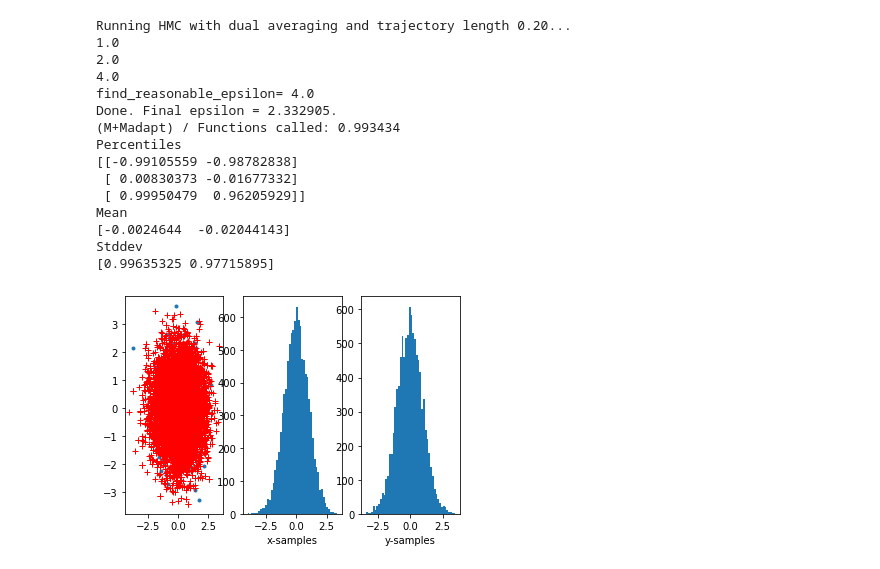
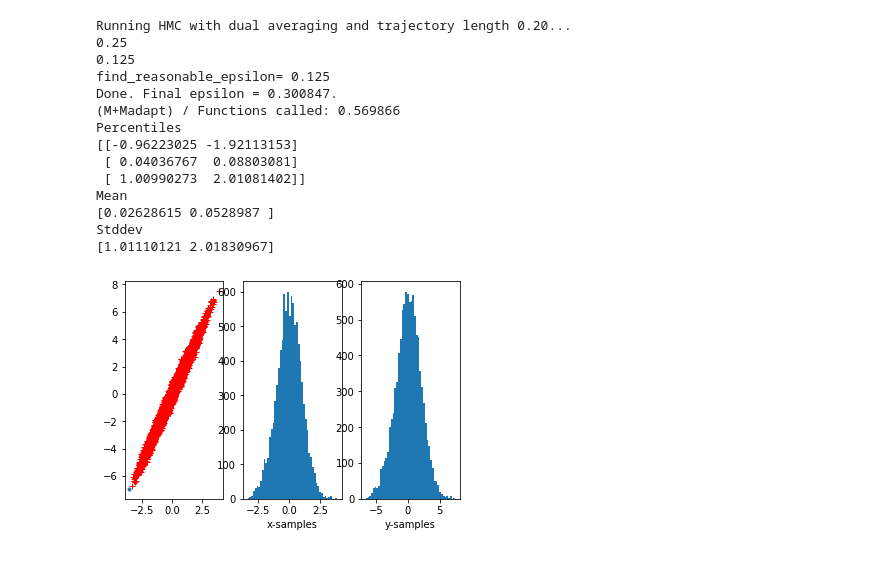
Before and after one commit to Orion-51/jax-cosmo-paper, a Jupyter notebook: notebooks/test.ipynb, the cells around one changed output. Cells and saved outputs as stored; diff of their text form; code cells hidden in the pictures.

Commit message:
epsilon?

```diff
--- a/notebooks/test.ipynb
+++ b/notebooks/test.ipynb
@@ -330,8 +330,8 @@ def test_nuts6():
 
         # Precision matrix with covariance [1, 1.98; 1.98, 4].
         # A = np.linalg.inv( cov )
-        #A = np.asarray([[50.251256, -24.874372],[-24.874372, 12.562814]])
-        A = np.eye(2)
+        A = np.asarray([[50.251256, -24.874372],[-24.874372, 12.562814]])
+        #A = np.eye(2)
 
         # add the counter to count how many times this function is called
         c.c += 1
@@ -339,6 +339,13 @@ def test_nuts6():
         grad = -np.dot(theta, A)
         logp = 0.5 * np.dot(grad, theta.T)
         return logp, grad
+
+    def correlated_normal(p):
+        inv_cov = np.asarray([[50.251256, -24.874372],[-24.874372, 12.562814]])
+        c.c += 1
+        grad = -p @ inv_cov
+        logP = 0.5 * grad @ p.T
+        return logP, grad
 
     D = 2
     M = 100000
@@ -349,7 +356,7 @@ def test_nuts6():
     mean = np.zeros(2)
     cov = np.asarray([[1, 1.98],
                       [1.98, 4]])
-    cov = np.eye(2)
+    #cov = np.eye(2)
 
     print('Running HMC with dual averaging and trajectory length %0.2f...' % delta)
     samples, lnprob, epsilon = nuts6(correlated_normal, M, Madapt, theta0, delta)
@@ -362,42 +369,41 @@ def test_nuts6():
     print('Mean')
     print (np.mean(samples, axis=0))
     print('Stddev')
     print (np.std(samples, axis=0))
 
     try:
         import matplotlib.pyplot as plt
     except ImportError:
         import pylab as plt
     temp = np.random.multivariate_normal(mean, cov, size=500)
     plt.subplot(1,3,1)
     plt.plot(temp[:, 0], temp[:, 1], '.')
     plt.plot(samples[:, 0], samples[:, 1], 'r+')
 
     plt.subplot(1,3,2)
     plt.hist(samples[:,0], bins=50)
     plt.xlabel("x-samples")
 
     plt.subplot(1,3,3)
     plt.hist(samples[:,1], bins=50)
     plt.xlabel("y-samples")
     plt.show()
 
 if __name__ == "__main__":
     test_nuts6()
 # %% [output]
 Running HMC with dual averaging and trajectory length 0.20...
-1.0
-2.0
-4.0
-find_reasonable_epsilon= 4.0
-Done. Final epsilon = 2.332905.
-(M+Madapt) / Functions called: 0.993434
+0.25
+0.125
+find_reasonable_epsilon= 0.125
+Done. Final epsilon = 0.300847.
+(M+Madapt) / Functions called: 0.569866
 Percentiles
-[[-0.99105559 -0.98782838]
- [ 0.00830373 -0.01677332]
- [ 0.99950479  0.96205929]]
+[[-0.96223025 -1.92113153]
+ [ 0.04036767  0.08803081]
+ [ 1.00990273  2.01081402]]
 Mean
-[-0.0024644  -0.02044143]
+[0.02628615 0.0528987 ]
 Stddev
-[0.99635325 0.97715895]
+[1.01110121 2.01830967]
-[figure, old version]
+[figure, new version]
```
Also changed, not shown: 3 other files.
